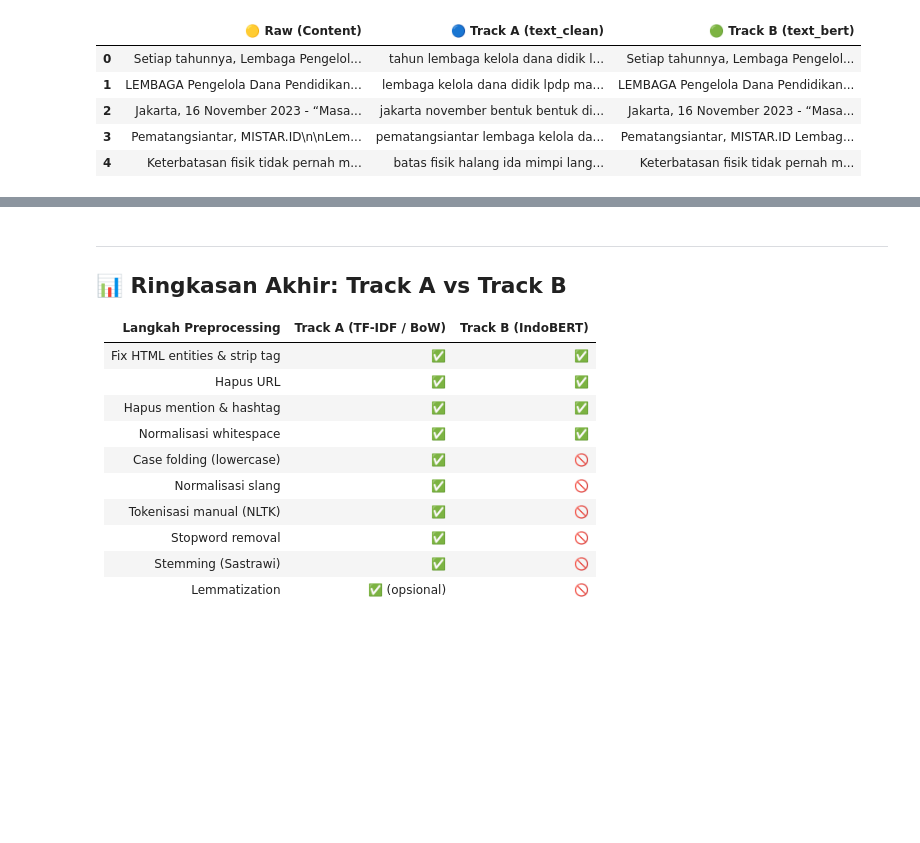
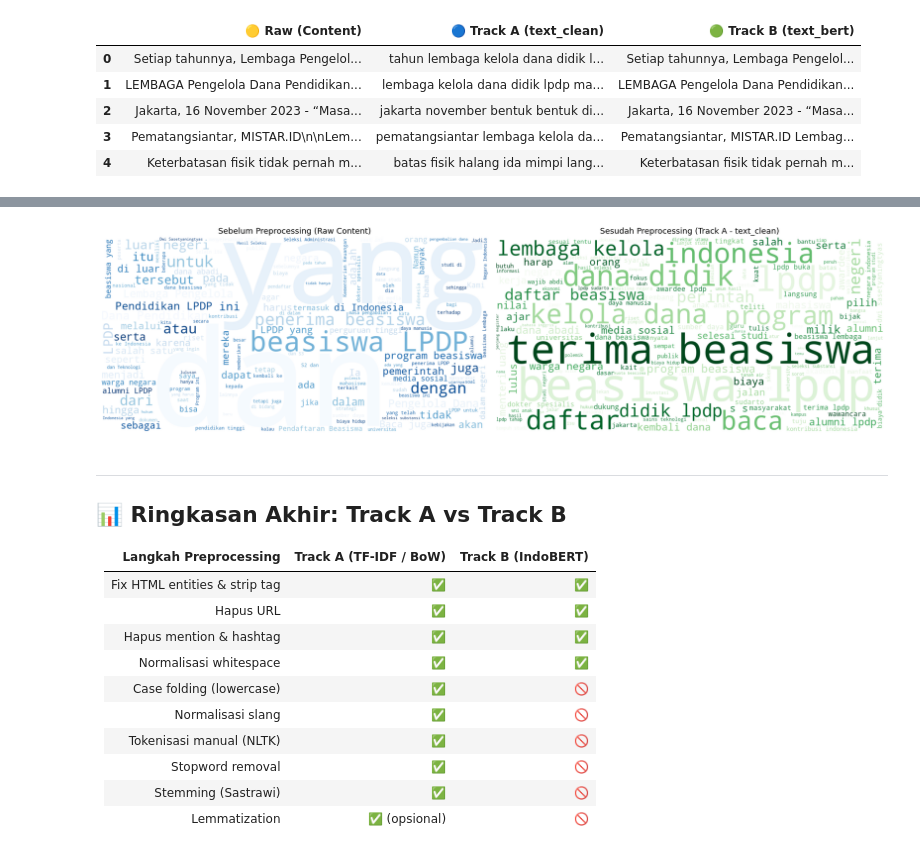
Before and after one commit to MIqbalBY/PBA, a Jupyter notebook: Project A/4. PreprocessingLPDP.ipynb, the cells around one changed output, grey strips where cells are left out. Cells and saved outputs as stored; diff of their text form; code cells hidden in the pictures; blank space fills up the shorter version.

Commit message:
feat(preprocessing): add self-contained token stats & word cloud cells

```diff
--- a/Project A/4. PreprocessingLPDP.ipynb
+++ b/Project A/4. PreprocessingLPDP.ipynb
@@ -1104,3 +1245,57 @@ print("               untuk tokenizer BERT (WordPiece) yang butuh teks natural")
+# %%
+# 2) Word cloud sebelum vs sesudah preprocessing
+import sys
+import subprocess
+
+try:
+    from wordcloud import WordCloud
+except ImportError:
+    subprocess.check_call([sys.executable, '-m', 'pip', 'install', '-q', 'wordcloud'])
+    from wordcloud import WordCloud
+
+try:
+    import matplotlib.pyplot as plt
+except ImportError:
+    subprocess.check_call([sys.executable, '-m', 'pip', 'install', '-q', 'matplotlib'])
+    import matplotlib.pyplot as plt
+
+raw_corpus = ' '.join(df[TEXT_COLUMN].fillna('').astype(str).tolist())
+clean_corpus = ' '.join(df['text_clean'].fillna('').astype(str).tolist())
+
+# Batasi panjang korpus agar plotting tetap responsif di notebook
+MAX_CHARS = 800_000
+raw_corpus = raw_corpus[:MAX_CHARS]
+clean_corpus = clean_corpus[:MAX_CHARS]
+
+wc_raw = WordCloud(
+    width=1200,
+    height=600,
+    background_color='white',
+    colormap='Blues',
+    max_words=150,
+).generate(raw_corpus if raw_corpus.strip() else 'lpdp')
+
+wc_clean = WordCloud(
+    width=1200,
+    height=600,
+    background_color='white',
+    colormap='Greens',
+    max_words=150,
+).generate(clean_corpus if clean_corpus.strip() else 'lpdp')
+
+fig, axes = plt.subplots(1, 2, figsize=(18, 8))
+axes[0].imshow(wc_raw, interpolation='bilinear')
+axes[0].axis('off')
+axes[0].set_title('Sebelum Preprocessing (Raw Content)', fontsize=13)
+
+axes[1].imshow(wc_clean, interpolation='bilinear')
+axes[1].axis('off')
+axes[1].set_title('Sesudah Preprocessing (Track A - text_clean)', fontsize=13)
+
+plt.tight_layout()
+plt.show()
+# %% [output]
+[figure, added]
 # %% [markdown]
 ---
 
```
Also changed, not shown: parts of 2 cells of this notebook.
